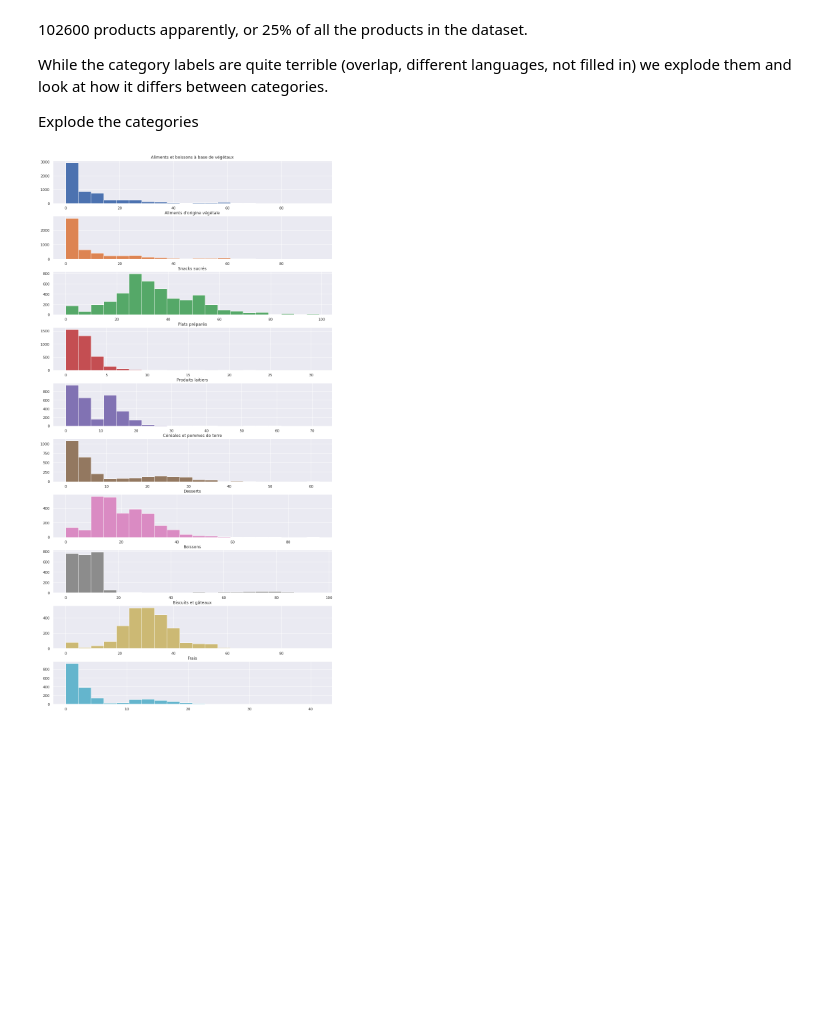
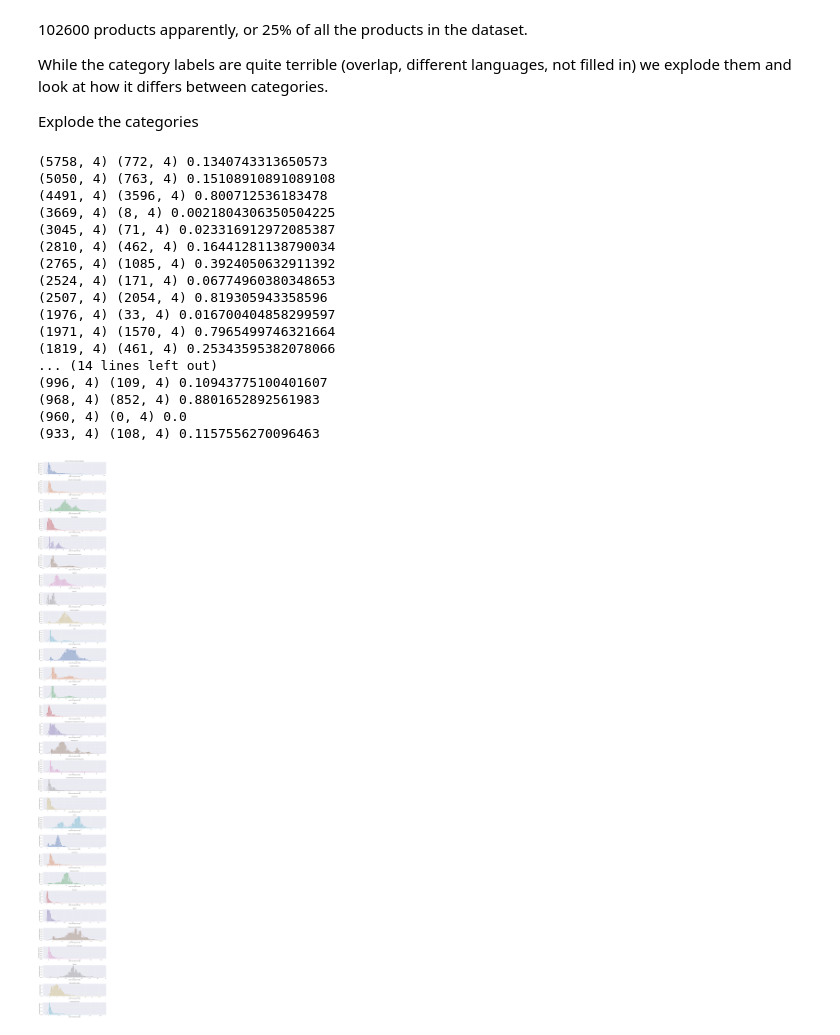
Before and after one commit to esamosenok/ADA_Project_2018, a Jupyter notebook: vwQuestions.ipynb, the cells around one changed output. Cells and saved outputs as stored; diff of their text form; code cells hidden in the pictures; blank space fills up the shorter version.

Commit message:
Graphs for final analysis

```diff
--- a/vwQuestions.ipynb
+++ b/vwQuestions.ipynb
@@ -294,14 +276,40 @@ Explode the categories
 s2 =s.dropna()
 s2 = splitDataFrameList(s2, 'categories', ',')
 # %%
-top = s2.groupby('categories')[['product_name']].count().sort_values(by = 'product_name', ascending = False).head(10)
+top = s2.groupby('categories')[['product_name']].count().sort_values(by = 'product_name', ascending = False).head(30)
 top = top.index.values
 # %%
-fig, axs= plt.subplots(nrows=top.shape[0], ncols=1, figsize = (15,30))
-current_palette = sns.color_palette()
+fig, axs= plt.subplots(nrows=top.shape[0], ncols=1, figsize = (15,4.5*top.shape[0]))
+current_palette = sns.color_palette(n_colors=top.shape[0])
+plt.subplots_adjust(hspace = 0.5)
+
+
+toomuch = []
 for i, category in enumerate(top):
     s3 = s2.loc[s2['categories'] == category]
-    s3[['sugars_100g']].hist(ax= axs[i], color=current_palette[i], bins=20)
+    sns.distplot(s3[['sugars_100g']], ax=axs[i], color=current_palette[i], kde_kws=kde_kws)
     axs[i].set_title(category)
+    axs[i].set_xlabel('grams of sugar per 100g')
+    axs[i].set_ylabel('percentage of products')
+    r3 = s3.loc[s3['sugars_100g'] > 22.5]
+    print(s3.shape, r3.shape, r3.shape[0]/s3.shape[0])
+    toomuch.append([category, r3.shape[0]/s3.shape[0]])
 # %% [output]
+(5758, 4) (772, 4) 0.1340743313650573
+(5050, 4) (763, 4) 0.15108910891089108
+(4491, 4) (3596, 4) 0.800712536183478
+(3669, 4) (8, 4) 0.0021804306350504225
+(3045, 4) (71, 4) 0.023316912972085387
+(2810, 4) (462, 4) 0.16441281138790034
+(2765, 4) (1085, 4) 0.3924050632911392
+(2524, 4) (171, 4) 0.06774960380348653
+(2507, 4) (2054, 4) 0.819305943358596
+(1976, 4) (33, 4) 0.016700404858299597
+(1971, 4) (1570, 4) 0.7965499746321664
+(1819, 4) (461, 4) 0.25343595382078066
+... (14 lines left out)
+(996, 4) (109, 4) 0.10943775100401607
+(968, 4) (852, 4) 0.8801652892561983
+(960, 4) (0, 4) 0.0
+(933, 4) (108, 4) 0.1157556270096463
-[figure, old version]
+[figure, new version]
```
Also changed, not shown: parts of 4 cells of this notebook, 12 other files.
